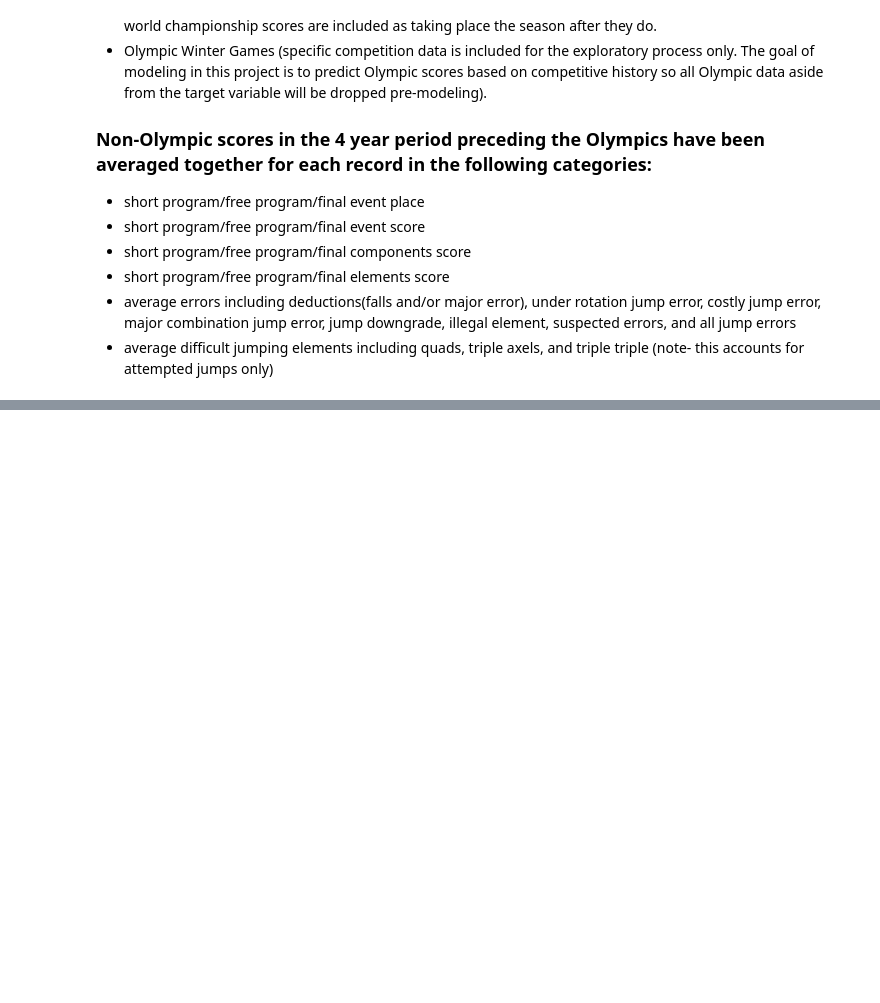
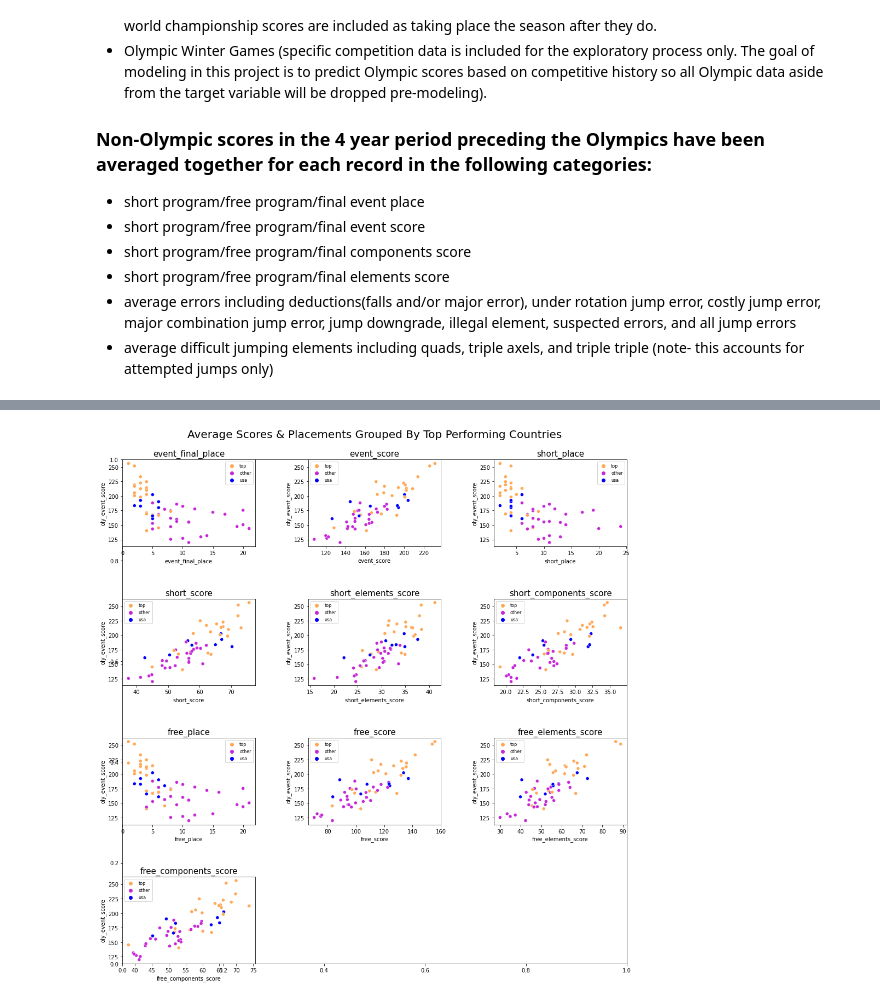
Before and after one commit to mindyshiben/skating_scores_project, a Jupyter notebook: final_report_skating_scores.ipynb, the cells around one changed output, grey strips where cells are left out. Cells and saved outputs as stored; diff of their text form; code cells hidden in the pictures; blank space fills up the shorter version.

```diff
--- a/final_report_skating_scores.ipynb
+++ b/final_report_skating_scores.ipynb
@@ -159,0 +193,27 @@ memory usage: 32.7+ KB
+# %%
+train["top"] = train["country"].apply(lambda country: explore.top_score(country))
+#uses pre-defined user function to create a column specifying if the record/skater is from a the USA, a country that
+#has medaled in Womens Figure Skating Olympics since 2006, or all other countries
+train["usa"] = train["country"].apply(lambda country: explore.usa_score(country))
+#uses pre-defined user function to create a column specifying if the record/skater is from a the USA or not
+# %%
+X1 = train[['event_final_place', 'event_score', 'short_place', 'short_score', 'short_elements_score',  'short_components_score', 'free_place', 'free_score', 'free_elements_score', 'free_components_score']]
+#creates df of Average Scores & Placements
+fig = plt.figure(1, figsize=(16,16))
+plt.title('Average Scores & Placements Grouped By Top Performing Countries', size=20, pad=40)
+for i, col in enumerate(X1.columns, 1): #loops through columns in df to plot said columns with target variable
+    fig.add_subplot(4,3,i)
+    sns.scatterplot(x=col, y='oly_event_score', data=train, hue='top', palette='gnuplot2_r')
+    plt.legend(fontsize=8, loc='best')
+    plt.title(col, size=15)
+    plt.subplots_adjust(left=0.1,
+                    bottom=0.1,
+                    right=0.9,
+                    top=0.9,
+                    wspace=0.4,
+                    hspace=0.6)
+
+plt.rcParams["axes.grid"] = False
+plt.show(1)
+# %% [output]
+[figure, added]
```
Also changed, not shown: parts of 37 cells of this notebook, 4 other files.
